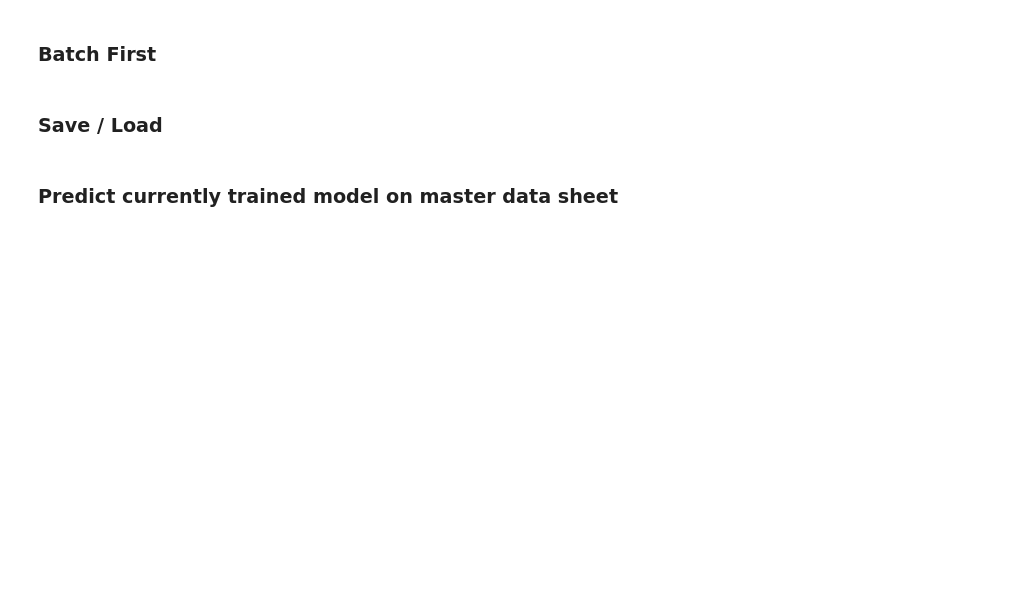
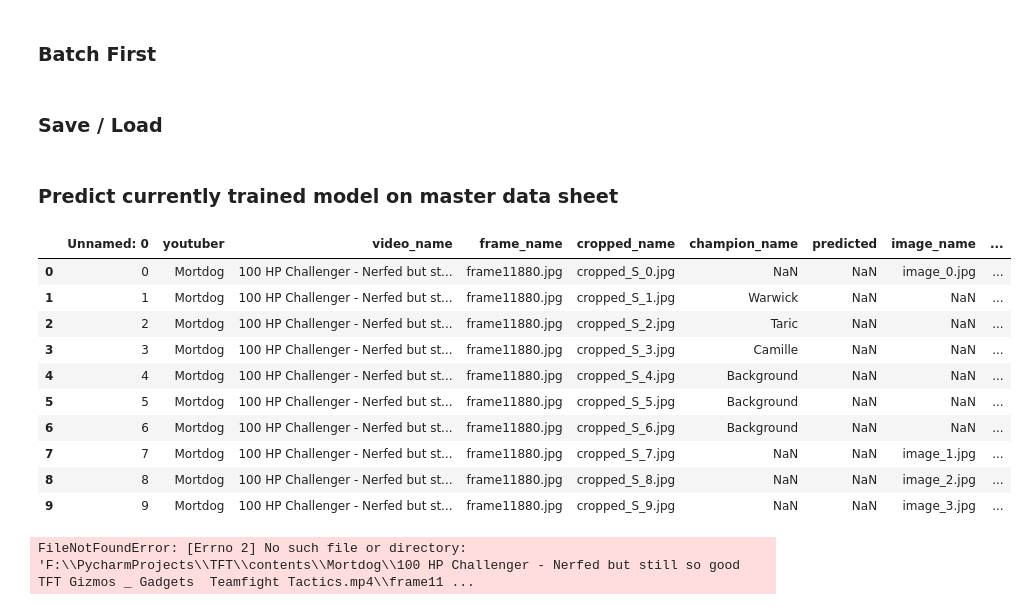
Before and after one commit to JackXu2333/teamfight-tactics-ai, a Jupyter notebook: Champion_Classification.ipynb, the cells around one changed output. Cells and saved outputs as stored; diff of their text form; code cells hidden in the pictures; blank space fills up the shorter version.

```diff
--- a/Champion_Classification.ipynb
+++ b/Champion_Classification.ipynb
@@ -350,5 +352,3 @@ torch.save(champion_classifer.state_dict(), './model/champion_classifier_bin0.pt
 champion_classifer = Champion_Net(86, nn.CrossEntropyLoss()).to(device)
 champion_classifer.load_state_dict(torch.load('./model/champion_classifier_bin0.pt',
                                               map_location=device))
-# %% [markdown]
-### Predict currently trained model on master data sheet
@@ -358,0 +355,2 @@ master_data = pd.read_csv()
+# %% [markdown]
+### Predict currently trained model on master data sheet
@@ -358,0 +374,43 @@ master_data = pd.read_csv()
+# %%
+master_data_path = os.path.join(os.getcwd(), 'data', 'Champions_Label.xlsx')
+master_data = pd.read_excel(master_data_path)
+# %%
+master_data_sample = master_data[0:10]
+
+master_data_sample
+# %% [output]
+|  | Unnamed: 0 | youtuber | video_name | frame_name | cropped_name | champion_name | predicted | image_name | ... |
+| 0 | 0 | Mortdog | 100 HP Challenger - Nerfed but st... | frame11880.jpg | cropped_S_0.jpg | NaN | NaN | image_0.jpg | ... |
+| 1 | 1 | Mortdog | 100 HP Challenger - Nerfed but st... | frame11880.jpg | cropped_S_1.jpg | Warwick | NaN | NaN | ... |
+| 2 | 2 | Mortdog | 100 HP Challenger - Nerfed but st... | frame11880.jpg | cropped_S_2.jpg | Taric | NaN | NaN | ... |
+| 3 | 3 | Mortdog | 100 HP Challenger - Nerfed but st... | frame11880.jpg | cropped_S_3.jpg | Camille | NaN | NaN | ... |
+| 4 | 4 | Mortdog | 100 HP Challenger - Nerfed but st... | frame11880.jpg | cropped_S_4.jpg | Background | NaN | NaN | ... |
+| 5 | 5 | Mortdog | 100 HP Challenger - Nerfed but st... | frame11880.jpg | cropped_S_5.jpg | Background | NaN | NaN | ... |
+| 6 | 6 | Mortdog | 100 HP Challenger - Nerfed but st... | frame11880.jpg | cropped_S_6.jpg | Background | NaN | NaN | ... |
+| 7 | 7 | Mortdog | 100 HP Challenger - Nerfed but st... | frame11880.jpg | cropped_S_7.jpg | NaN | NaN | image_1.jpg | ... |
+| 8 | 8 | Mortdog | 100 HP Challenger - Nerfed but st... | frame11880.jpg | cropped_S_8.jpg | NaN | NaN | image_2.jpg | ... |
+| 9 | 9 | Mortdog | 100 HP Challenger - Nerfed but st... | frame11880.jpg | cropped_S_9.jpg | NaN | NaN | image_3.jpg | ... |
+# %%
+master_img_input_path = os.path.join(os.getcwd(), 'data', 'all_img')
+
+if not os.path.exists(master_img_input_path):
+    os.makedirs(master_img_input_path)
+
+
+# Create master_annotation file
+
+# for i in range(len(master_data_sample)):
+#     youtuber = master_data_sample.iloc[i,:].youtuber
+#     video_name = master_data_sample.iloc[i,:].video_name
+#     frame_name = master_data_sample.iloc[i,:].frame_name
+#     frame_name = re.sub(r'.jpg$', '', frame_name)
+
+#     cropped_name = master_data_sample.iloc[i,:].cropped_name
+#     cropped_name = re.sub(r'.jpg$', '.png', cropped_name)
+
+#     to_img_dir = os.path.join(os.getcwd(), 'contents', youtuber, video_name, frame_name, cropped_name)
+#     final_img_dir = os.path.join(master_img_input_path, f'image-{i}.jpg')
+
+#     shutil.copyfile(to_img_dir, final_img_dir)
+# %% [output]
+FileNotFoundError: [Errno 2] No such file or directory: 'F:\\PycharmProjects\\TFT\\contents\\Mortdog\\100 HP Challenger - Nerfed but still so good  TFT Gizmos _ Gadgets  Teamfight Tactics.mp4\\frame11 ...
```
Also changed, not shown: parts of 18 cells of this notebook.
